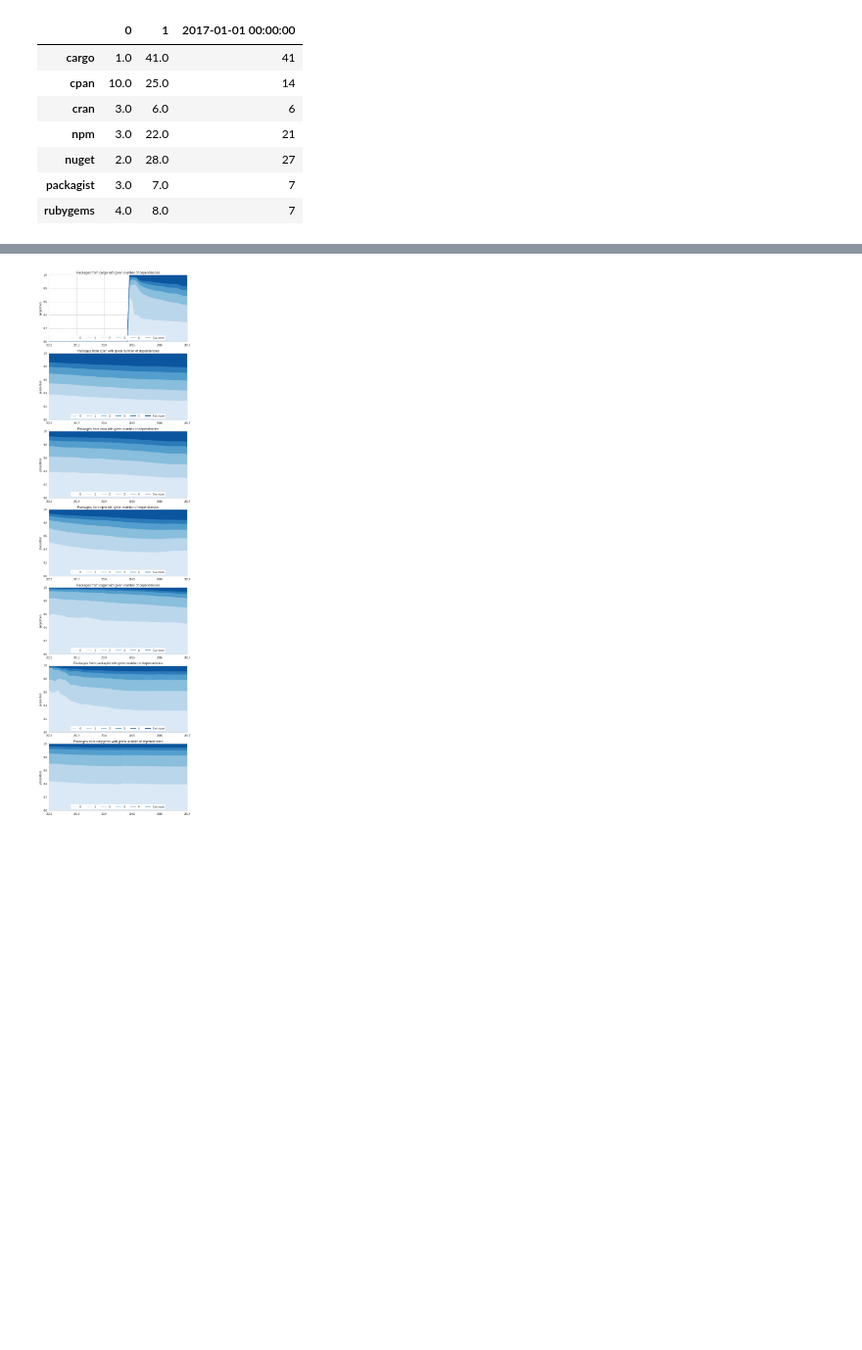
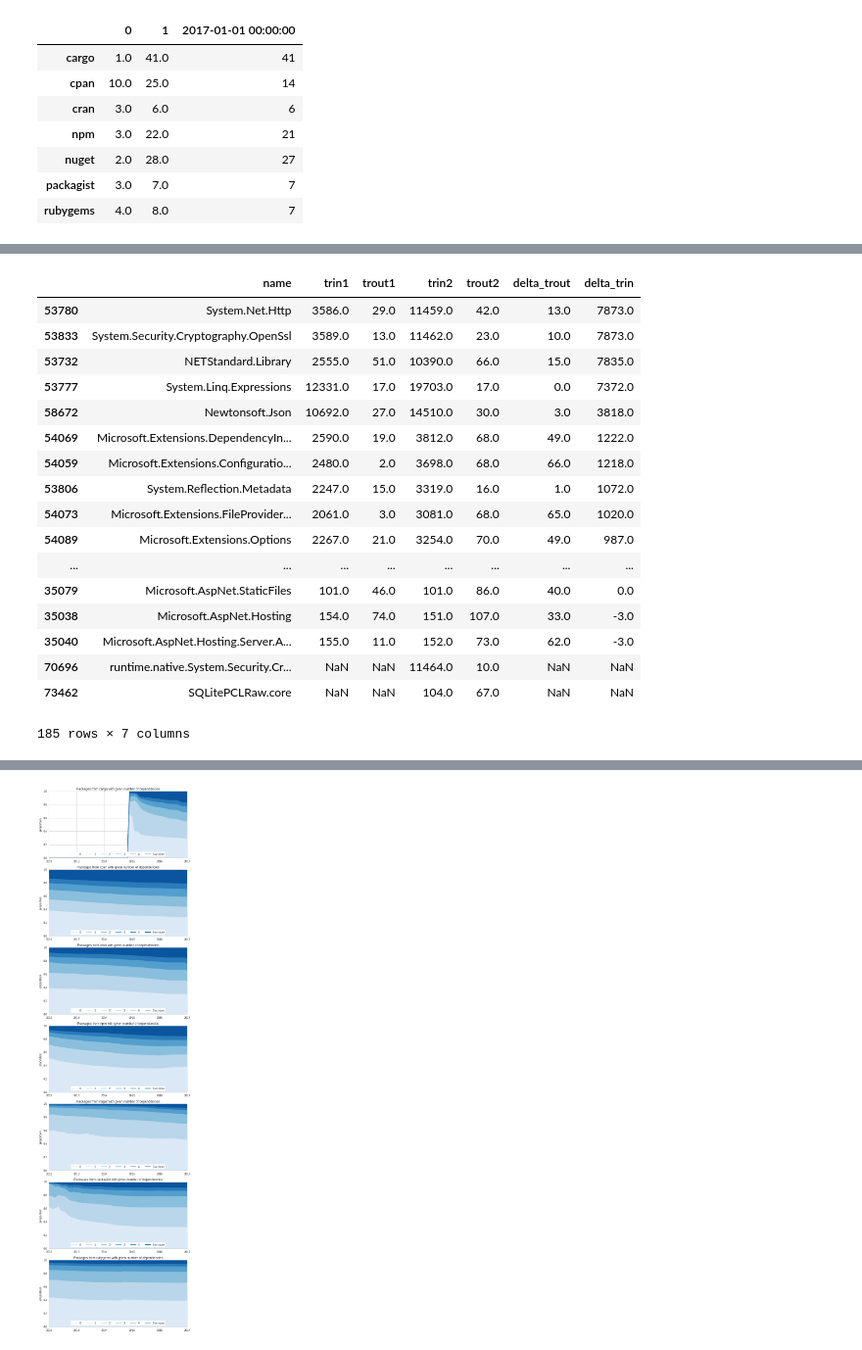
Before and after one commit to AlexandreDecan/ecos-emse, a Jupyter notebook: notebooks/Graphs metrics.ipynb, the cells around one changed output, grey strips where cells are left out. Shown at 98% size. Drawn from its saved outputs; the diff is of its cells as text; code cells hidden in the pictures; blank space fills up the shorter version.

```diff
--- a/notebooks/Graphs metrics.ipynb
+++ b/notebooks/Graphs metrics.ipynb
@@ -418,3 +418,25 @@ pandas.concat([df.min(), df.max(), df.iloc[-1]], axis=1)
 | nuget | 2.0 | 28.0 | 27 |
 | packagist | 3.0 | 7.0 | 7 |
 | rubygems | 4.0 | 8.0 | 7 |
+# %%
+ecosystem = 'nuget'
+date_1 = DATE_RANGE[53]
+date_2 = DATE_RANGE[59]
+
+print(date_1, date_2)
+
+nodes_1 = graphs[ecosystem][date_1].vs
+nodes_2 = graphs[ecosystem][date_2].vs
+
+df_1 = pandas.DataFrame([(n['name'], n['tr-in'], n['tr-out']) for n in nodes_1], columns=['name', 'trin1', 'trout1'])
+df_2 = pandas.DataFrame([(n['name'], n['tr-in'], n['tr-out']) for n in nodes_2], columns=['name', 'trin2', 'trout2'])
+
+(
+    df_1
+    .merge(df_2, on='name', how='outer')
+    .query('trout2 >= 10 and trin2 >= 100')
+    .assign(delta_trout=lambda d: d['trout2'] - d['trout1'])
+    .assign(delta_trin=lambda d: d['trin2'] - d['trin1'])
+    .sort_values('delta_trin', ascending=False)
+)
+# %% [output]
@@ -420,0 +444,18 @@ pandas.concat([df.min(), df.max(), df.iloc[-1]], axis=1)
+|  | name | trin1 | trout1 | trin2 | trout2 | delta_trout | delta_trin |
+| 53780 | System.Net.Http | 3586.0 | 29.0 | 11459.0 | 42.0 | 13.0 | 7873.0 |
+| 53833 | System.Security.Cryptography.OpenSsl | 3589.0 | 13.0 | 11462.0 | 23.0 | 10.0 | 7873.0 |
+| 53732 | NETStandard.Library | 2555.0 | 51.0 | 10390.0 | 66.0 | 15.0 | 7835.0 |
+| 53777 | System.Linq.Expressions | 12331.0 | 17.0 | 19703.0 | 17.0 | 0.0 | 7372.0 |
+| 58672 | Newtonsoft.Json | 10692.0 | 27.0 | 14510.0 | 30.0 | 3.0 | 3818.0 |
+| 54069 | Microsoft.Extensions.DependencyIn... | 2590.0 | 19.0 | 3812.0 | 68.0 | 49.0 | 1222.0 |
+| 54059 | Microsoft.Extensions.Configuratio... | 2480.0 | 2.0 | 3698.0 | 68.0 | 66.0 | 1218.0 |
+| 53806 | System.Reflection.Metadata | 2247.0 | 15.0 | 3319.0 | 16.0 | 1.0 | 1072.0 |
+| 54073 | Microsoft.Extensions.FileProvider... | 2061.0 | 3.0 | 3081.0 | 68.0 | 65.0 | 1020.0 |
+| 54089 | Microsoft.Extensions.Options | 2267.0 | 21.0 | 3254.0 | 70.0 | 49.0 | 987.0 |
+| ... | ... | ... | ... | ... | ... | ... | ... |
+| 35079 | Microsoft.AspNet.StaticFiles | 101.0 | 46.0 | 101.0 | 86.0 | 40.0 | 0.0 |
+| 35038 | Microsoft.AspNet.Hosting | 154.0 | 74.0 | 151.0 | 107.0 | 33.0 | -3.0 |
+| 35040 | Microsoft.AspNet.Hosting.Server.A... | 155.0 | 11.0 | 152.0 | 73.0 | 62.0 | -3.0 |
+| 70696 | runtime.native.System.Security.Cr... | NaN | NaN | 11464.0 | 10.0 | NaN | NaN |
+| 73462 | SQLitePCLRaw.core | NaN | NaN | 104.0 | 67.0 | NaN | NaN |
+185 rows × 7 columns
```
Also changed, not shown: parts of 2 cells of this notebook.
